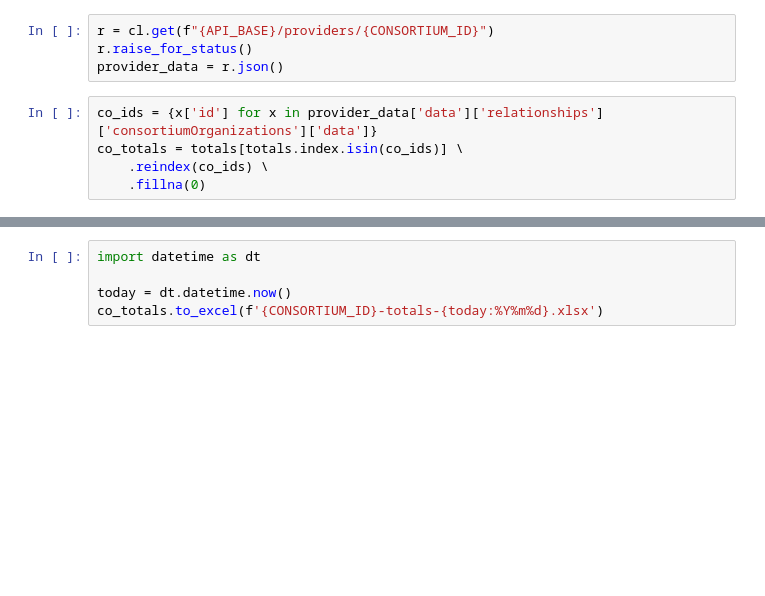
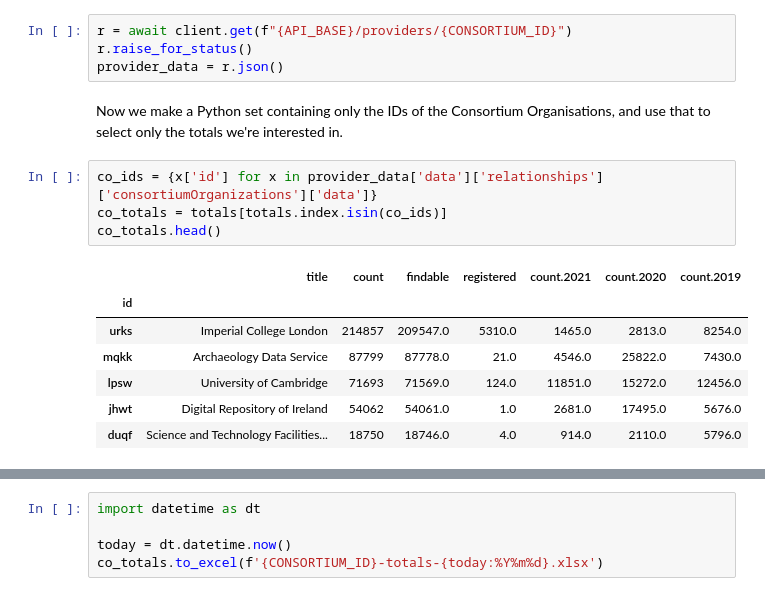
Before and after one commit to britishlibrary/datacite-automation, a Jupyter notebook: Statistics/BL Consortium Org usage.ipynb, the cells around one changed output, grey strips where cells are left out. Saved outputs shown, nothing was run; the diff lists cells and outputs as text; blank space fills up the shorter version.

```diff
--- a/Statistics/BL Consortium Org usage.ipynb
+++ b/Statistics/BL Consortium Org usage.ipynb
@@ -45,9 +86,18 @@ totals
 # %%
-r = cl.get(f"{API_BASE}/providers/{CONSORTIUM_ID}")
+r = await client.get(f"{API_BASE}/providers/{CONSORTIUM_ID}")
 r.raise_for_status()
 provider_data = r.json()
+# %% [markdown]
+Now we make a Python set containing only the IDs of the Consortium Organisations, and use that to select only the totals we're interested in.
 # %%
 co_ids = {x['id'] for x in provider_data['data']['relationships']['consortiumOrganizations']['data']}
-co_totals = totals[totals.index.isin(co_ids)] \
-    .reindex(co_ids) \
-    .fillna(0)
+co_totals = totals[totals.index.isin(co_ids)]
+co_totals.head()
+# %% [output]
+|  | title | count | findable | registered | count.2021 | count.2020 | count.2019 |
+| id |  |  |  |  |  |  |  |
+| urks | Imperial College London | 214857 | 209547.0 | 5310.0 | 1465.0 | 2813.0 | 8254.0 |
+| mqkk | Archaeology Data Service | 87799 | 87778.0 | 21.0 | 4546.0 | 25822.0 | 7430.0 |
+| lpsw | University of Cambridge | 71693 | 71569.0 | 124.0 | 11851.0 | 15272.0 | 12456.0 |
+| jhwt | Digital Repository of Ireland | 54062 | 54061.0 | 1.0 | 2681.0 | 17495.0 | 5676.0 |
+| duqf | Science and Technology Facilities... | 18750 | 18746.0 | 4.0 | 914.0 | 2110.0 | 5796.0 |
```
Also changed, not shown: parts of 24 cells of this notebook, 1 other file.
